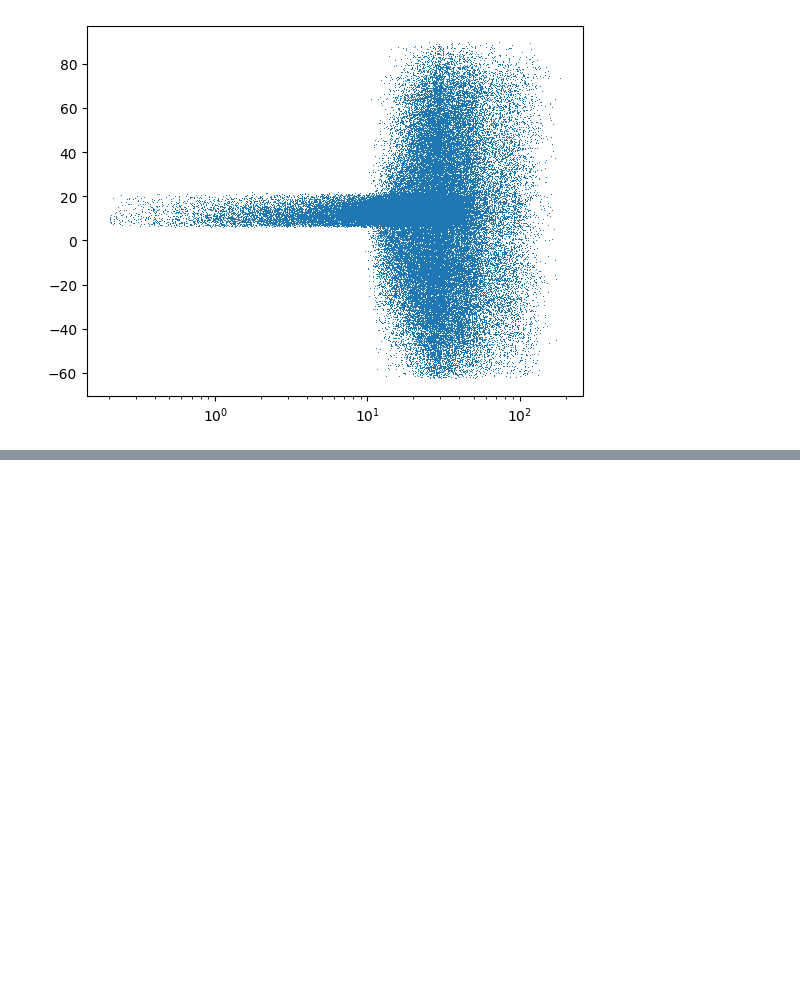
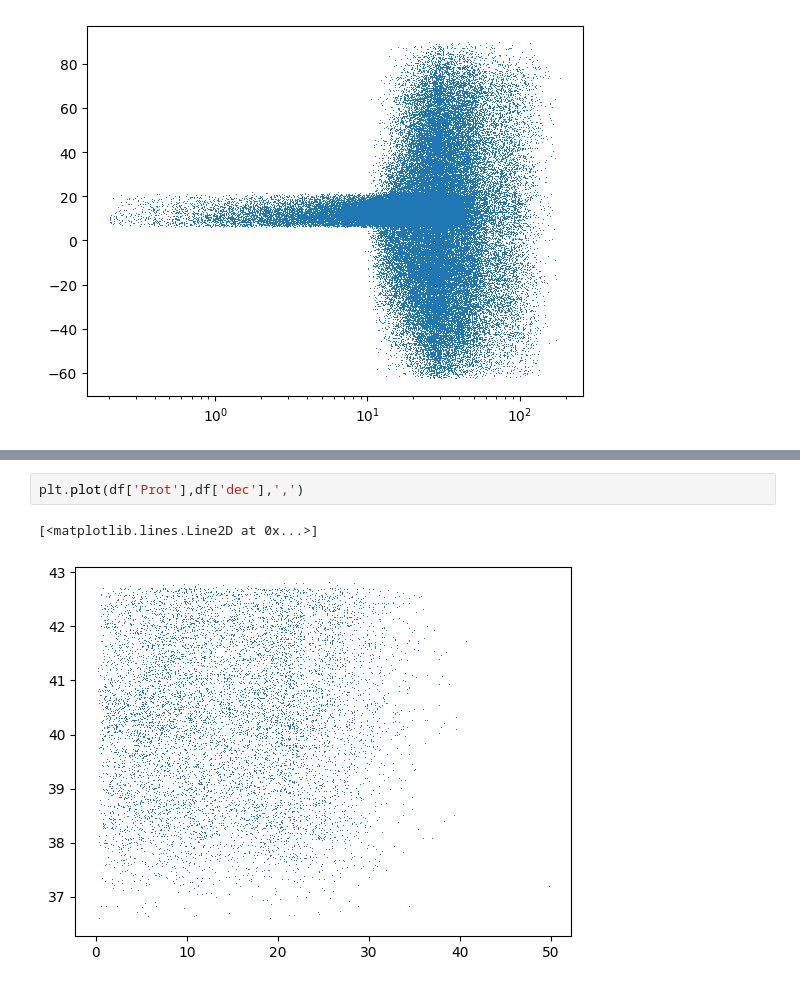
Before and after one commit to BelenKohl/SRMP, a Jupyter notebook: Nov28_kohl.ipynb, the cells around one changed output, grey strips where cells are left out. Cells and saved outputs as stored; diff of their text form; blank space fills up the shorter version.

```diff
--- a/Nov28_kohl.ipynb
+++ b/Nov28_kohl.ipynb
@@ -34,0 +45,5 @@ plt.xscale('log')
+# %%
+plt.plot(df['Prot'],df['dec'],',')
+# %% [output]
+[<matplotlib.lines.Line2D at 0x...>]
+[figure, added]
```
Also changed, not shown: parts of 9 cells of this notebook.
